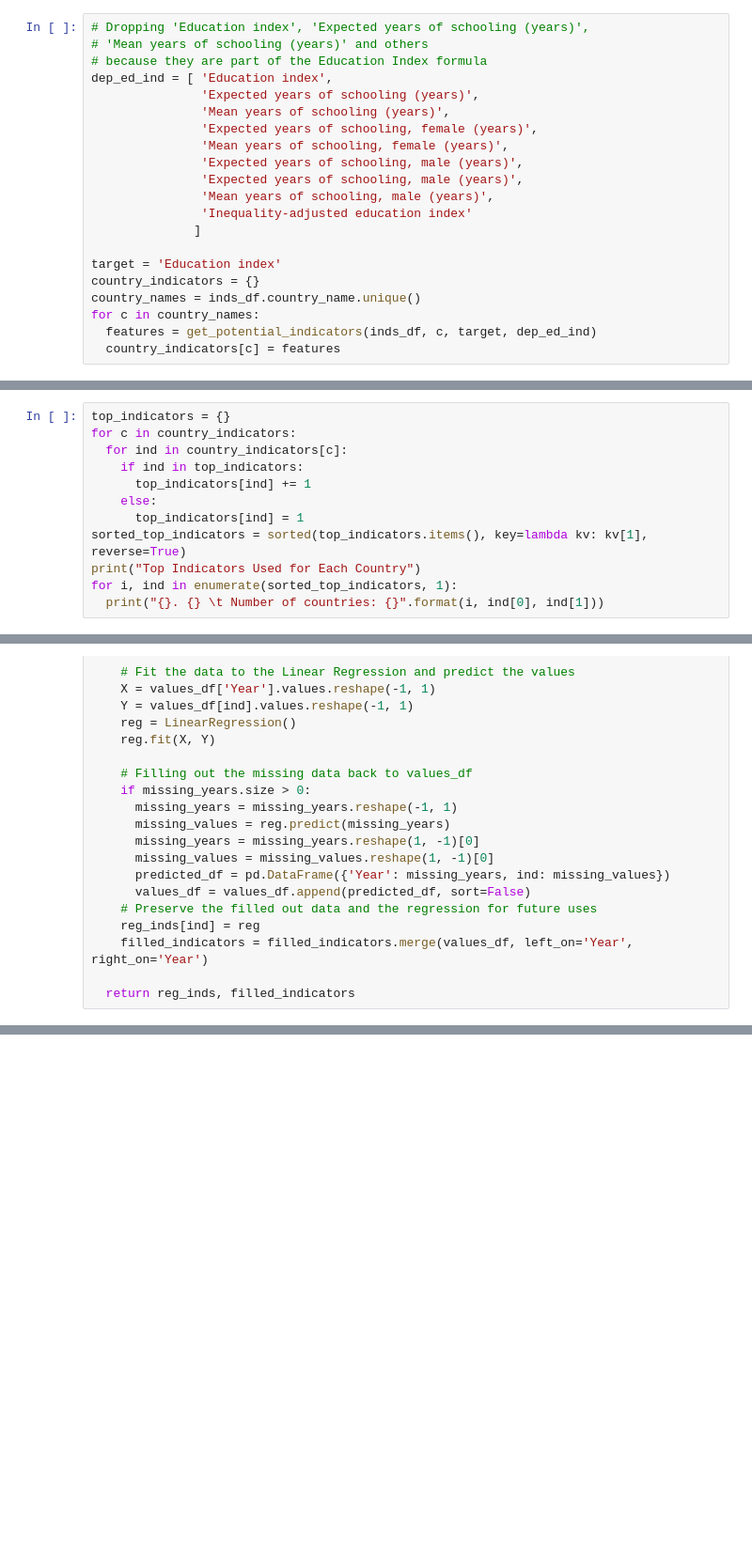
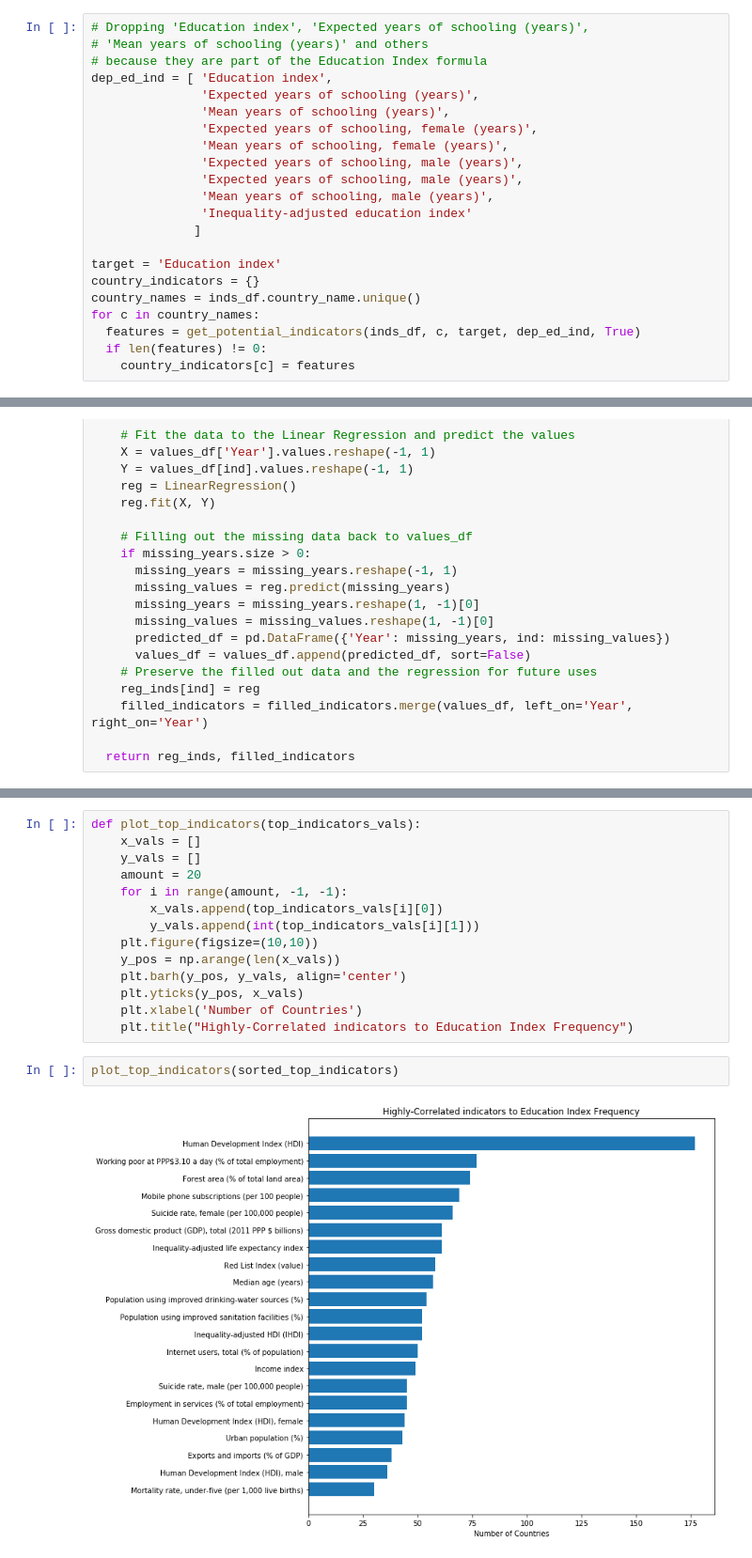
Before and after one commit to chc5/Limen, a Jupyter notebook: ed_idx_model.ipynb, the cells around one changed output, grey strips where cells are left out. Shown at 94% size. Drawn from its saved outputs; the diff is of its cells as text; blank space fills up the shorter version.

```diff
--- a/ed_idx_model.ipynb
+++ b/ed_idx_model.ipynb
@@ -244,5 +208,6 @@ target = 'Education index'
 country_indicators = {}
 country_names = inds_df.country_name.unique()
 for c in country_names:
-  features = get_potential_indicators(inds_df, c, target, dep_ed_ind)
-  country_indicators[c] = features
+  features = get_potential_indicators(inds_df, c, target, dep_ed_ind, True)
+  if len(features) != 0:
+    country_indicators[c] = features
@@ -252,12 +213,0 @@ Let's take a look at the indicators that pops up frequently in each countries. W
-# %%
-top_indicators = {}
-for c in country_indicators:
-  for ind in country_indicators[c]:
-    if ind in top_indicators:
-      top_indicators[ind] += 1
-    else:
-      top_indicators[ind] = 1
-sorted_top_indicators = sorted(top_indicators.items(), key=lambda kv: kv[1], reverse=True)
-print("Top Indicators Used for Each Country")
-for i, ind in enumerate(sorted_top_indicators, 1):
-  print("{}. {} \t Number of countries: {}".format(i, ind[0], ind[1]))
@@ -436,0 +416,18 @@ strong multicollinearity or other numerical problems.
+# %%
+def plot_top_indicators(top_indicators_vals):
+    x_vals = []
+    y_vals = []
+    amount = 20
+    for i in range(amount, -1, -1):
+        x_vals.append(top_indicators_vals[i][0])
+        y_vals.append(int(top_indicators_vals[i][1]))
+    plt.figure(figsize=(10,10))
+    y_pos = np.arange(len(x_vals))
+    plt.barh(y_pos, y_vals, align='center')
+    plt.yticks(y_pos, x_vals)
+    plt.xlabel('Number of Countries')
+    plt.title("Highly-Correlated indicators to Education Index Frequency")
+# %%
+plot_top_indicators(sorted_top_indicators)
+# %% [output]
+[figure, added]
```
Also changed, not shown: parts of 48 cells of this notebook.
